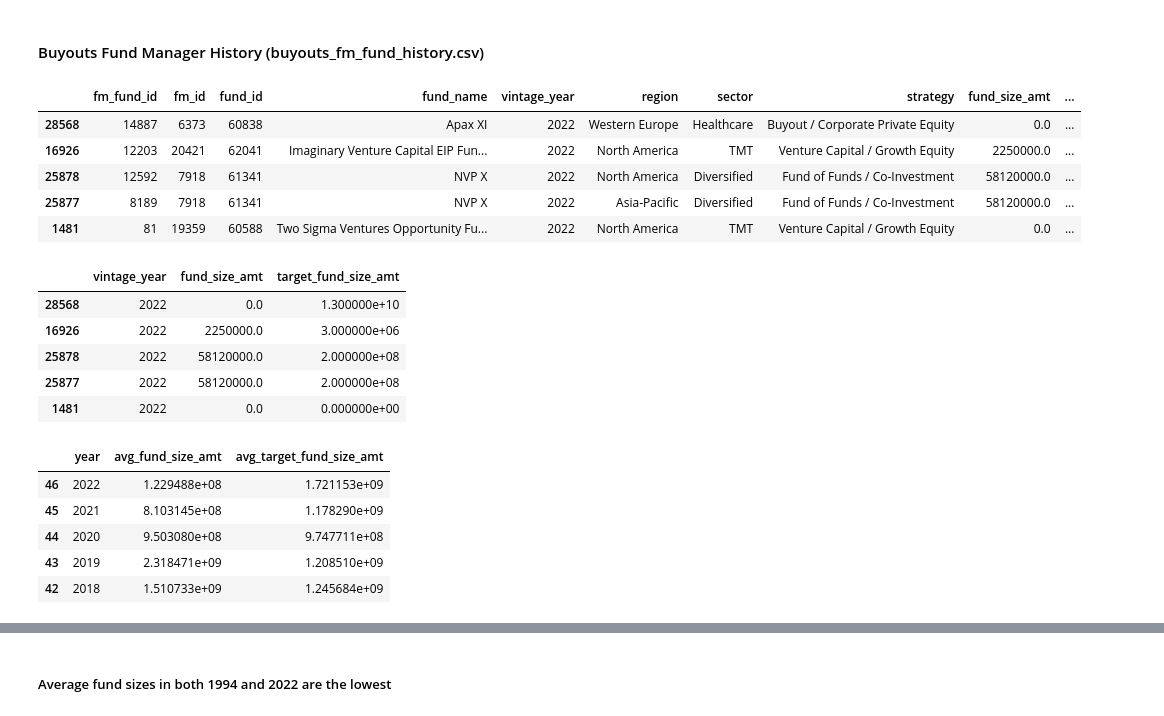
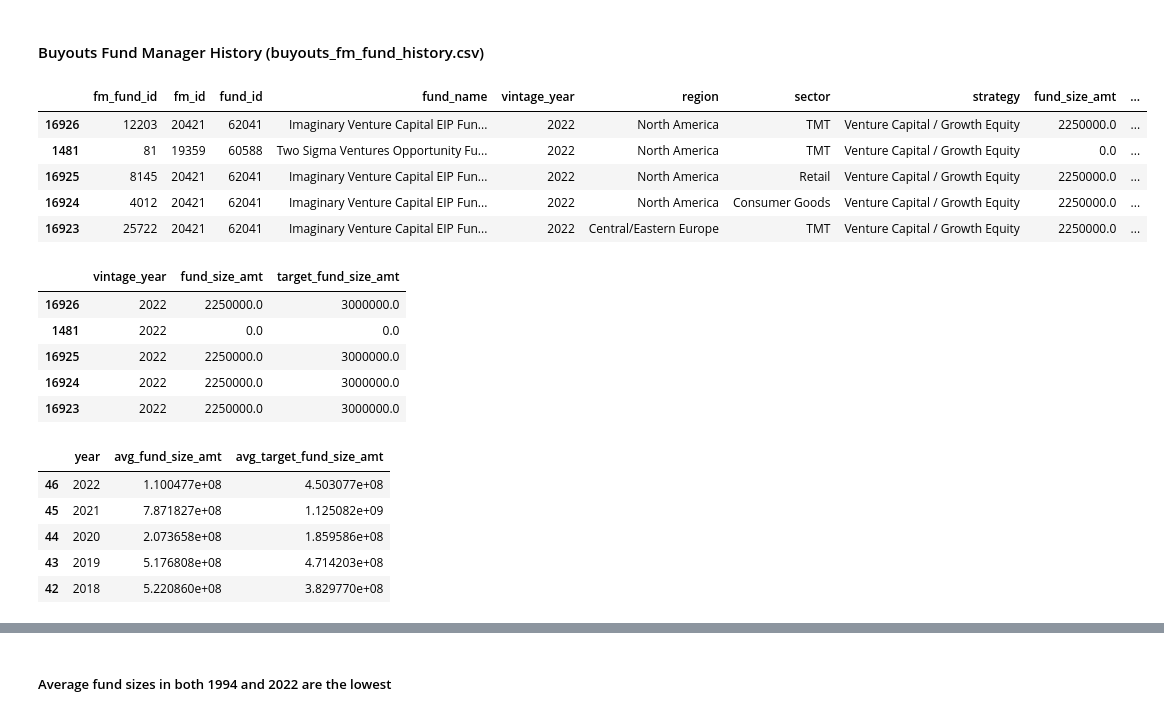
Before and after one commit to anjanaiyer/svb_practicum, a Jupyter notebook: buyouts/buyouts_sp_test.ipynb, the cells around one changed output, grey strips where cells are left out. Saved outputs shown, nothing was run; the diff lists cells and outputs as text; code cells hidden in the pictures.

```diff
--- a/buyouts/buyouts_sp_test.ipynb
+++ b/buyouts/buyouts_sp_test.ipynb
@@ -431,27 +465,28 @@ Name: avg_fund_size_amt, dtype: float64
 # %%
 ## retrying with year by year fund history data
 
 df_fund_hist = pd.read_csv('buyouts_funds/buyouts_funds_csv/buyouts_fm_fund_history.csv')
 df_fund_hist = df_fund_hist.sort_values('vintage_year', ascending=False)
 df_fund_hist = df_fund_hist[df_fund_hist['vintage_year'] != 0]
+df_fund_hist = df_fund_hist[df_fund_hist['strategy'] == 'Venture Capital / Growth Equity']
 df_fund_hist.head()
 # %% [output]
 |  | fm_fund_id | fm_id | fund_id | fund_name | vintage_year | region | sector | strategy | fund_size_amt | ... |
-| 28568 | 14887 | 6373 | 60838 | Apax XI | 2022 | Western Europe | Healthcare | Buyout / Corporate Private Equity | 0.0 | ... |
 | 16926 | 12203 | 20421 | 62041 | Imaginary Venture Capital EIP Fun... | 2022 | North America | TMT | Venture Capital / Growth Equity | 2250000.0 | ... |
-| 25878 | 12592 | 7918 | 61341 | NVP X | 2022 | North America | Diversified | Fund of Funds / Co-Investment | 58120000.0 | ... |
-| 25877 | 8189 | 7918 | 61341 | NVP X | 2022 | Asia-Pacific | Diversified | Fund of Funds / Co-Investment | 58120000.0 | ... |
 | 1481 | 81 | 19359 | 60588 | Two Sigma Ventures Opportunity Fu... | 2022 | North America | TMT | Venture Capital / Growth Equity | 0.0 | ... |
+| 16925 | 8145 | 20421 | 62041 | Imaginary Venture Capital EIP Fun... | 2022 | North America | Retail | Venture Capital / Growth Equity | 2250000.0 | ... |
+| 16924 | 4012 | 20421 | 62041 | Imaginary Venture Capital EIP Fun... | 2022 | North America | Consumer Goods | Venture Capital / Growth Equity | 2250000.0 | ... |
+| 16923 | 25722 | 20421 | 62041 | Imaginary Venture Capital EIP Fun... | 2022 | Central/Eastern Europe | TMT | Venture Capital / Growth Equity | 2250000.0 | ... |
 # %%
 df_fund_hist = df_fund_hist[['vintage_year', 'fund_size_amt', 'target_fund_size_amt']]
 df_fund_hist.head()
 # %% [output]
 |  | vintage_year | fund_size_amt | target_fund_size_amt |
-| 28568 | 2022 | 0.0 | 1.300000e+10 |
-| 16926 | 2022 | 2250000.0 | 3.000000e+06 |
-| 25878 | 2022 | 58120000.0 | 2.000000e+08 |
-| 25877 | 2022 | 58120000.0 | 2.000000e+08 |
-| 1481 | 2022 | 0.0 | 0.000000e+00 |
+| 16926 | 2022 | 2250000.0 | 3000000.0 |
+| 1481 | 2022 | 0.0 | 0.0 |
+| 16925 | 2022 | 2250000.0 | 3000000.0 |
+| 16924 | 2022 | 2250000.0 | 3000000.0 |
+| 16923 | 2022 | 2250000.0 | 3000000.0 |
 # %%
 df_fund_hist_grouped = df_fund_hist.groupby('vintage_year', as_index=False).agg({'fund_size_amt':'mean',
                                                                         'target_fund_size_amt':'mean'})
@@ -462,8 +497,8 @@ df_fund_hist_grouped = df_fund_hist_grouped.rename(columns={'vintage_year':'year
 df_fund_hist_grouped.head()
 # %% [output]
 |  | year | avg_fund_size_amt | avg_target_fund_size_amt |
-| 46 | 2022 | 1.229488e+08 | 1.721153e+09 |
-| 45 | 2021 | 8.103145e+08 | 1.178290e+09 |
-| 44 | 2020 | 9.503080e+08 | 9.747711e+08 |
-| 43 | 2019 | 2.318471e+09 | 1.208510e+09 |
-| 42 | 2018 | 1.510733e+09 | 1.245684e+09 |
+| 46 | 2022 | 1.100477e+08 | 4.503077e+08 |
+| 45 | 2021 | 7.871827e+08 | 1.125082e+09 |
+| 44 | 2020 | 2.073658e+08 | 1.859586e+08 |
+| 43 | 2019 | 5.176808e+08 | 4.714203e+08 |
+| 42 | 2018 | 5.220860e+08 | 3.829770e+08 |
```
Also changed, not shown: parts of 87 cells of this notebook.
